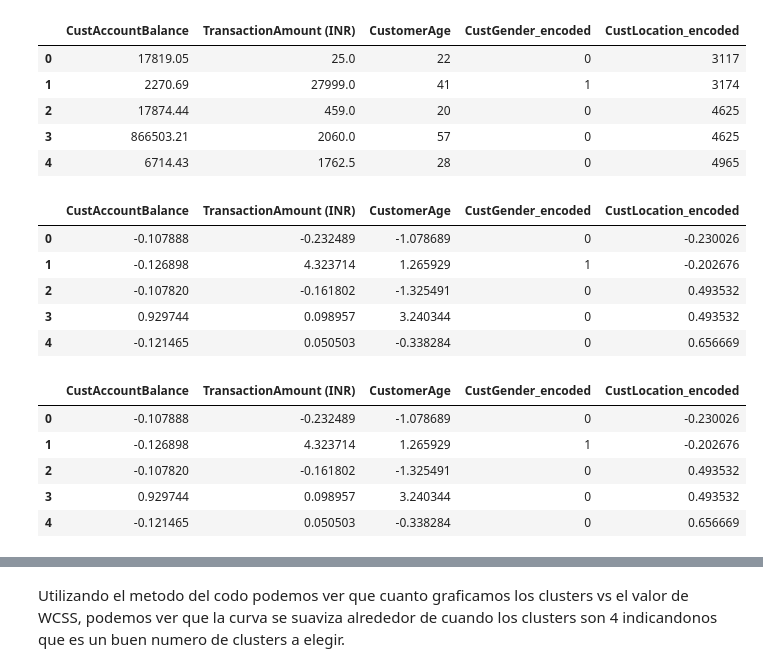
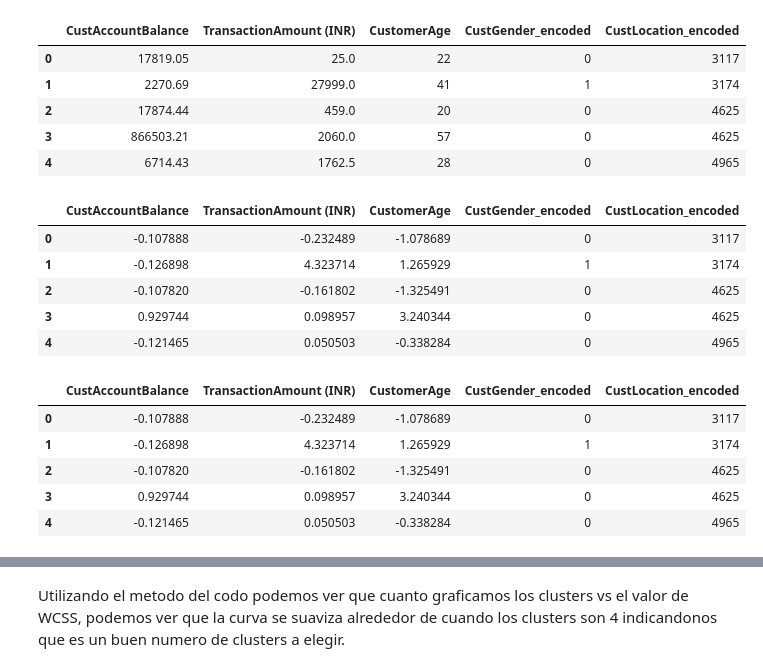
Before and after one commit to AndresQuinto5/IA_LAB4, a Jupyter notebook: Laboratorio4.ipynb, the cells around one changed output, grey strips where cells are left out. Drawn from its saved outputs; the diff is of its cells as text; code cells hidden in the pictures.

```diff
--- a/Laboratorio4.ipynb
+++ b/Laboratorio4.ipynb
@@ -395,35 +397,35 @@ df.head()
 # %%
 # numerical_features = ['CustAccountBalance', 'TransactionAmount (INR)']
 # scaler = StandardScaler()
 # df[numerical_features] = scaler.fit_transform(df[numerical_features])
 
 # Assuming 'CustomerAge' is a continuous feature that should be scaled
 # and 'CustLocation_encoded' is a categorical feature with a large range that should be scaled.
 numerical_features = ['CustAccountBalance', 'TransactionAmount (INR)', 'CustomerAge']
 categorical_features_to_scale = ['CustLocation_encoded']  # if needed
 
 scaler = StandardScaler()
 df[numerical_features] = scaler.fit_transform(df[numerical_features])
 
-# Optionally scale 'CustLocation_encoded' if it's determined necessary
-if categorical_features_to_scale:
-    df[categorical_features_to_scale] = scaler.fit_transform(df[categorical_features_to_scale])
+# # Optionally scale 'CustLocation_encoded' if it's determined necessary
+# if categorical_features_to_scale:
+#     df[categorical_features_to_scale] = scaler.fit_transform(df[categorical_features_to_scale])
 
 df.head()
 # %% [output]
 |  | CustAccountBalance | TransactionAmount (INR) | CustomerAge | CustGender_encoded | CustLocation_encoded |
-| 0 | -0.107888 | -0.232489 | -1.078689 | 0 | -0.230026 |
-| 1 | -0.126898 | 4.323714 | 1.265929 | 1 | -0.202676 |
-| 2 | -0.107820 | -0.161802 | -1.325491 | 0 | 0.493532 |
-| 3 | 0.929744 | 0.098957 | 3.240344 | 0 | 0.493532 |
-| 4 | -0.121465 | 0.050503 | -0.338284 | 0 | 0.656669 |
+| 0 | -0.107888 | -0.232489 | -1.078689 | 0 | 3117 |
+| 1 | -0.126898 | 4.323714 | 1.265929 | 1 | 3174 |
+| 2 | -0.107820 | -0.161802 | -1.325491 | 0 | 4625 |
+| 3 | 0.929744 | 0.098957 | 3.240344 | 0 | 4625 |
+| 4 | -0.121465 | 0.050503 | -0.338284 | 0 | 4965 |
 # %%
 df.head()
 # %% [output]
 |  | CustAccountBalance | TransactionAmount (INR) | CustomerAge | CustGender_encoded | CustLocation_encoded |
-| 0 | -0.107888 | -0.232489 | -1.078689 | 0 | -0.230026 |
-| 1 | -0.126898 | 4.323714 | 1.265929 | 1 | -0.202676 |
-| 2 | -0.107820 | -0.161802 | -1.325491 | 0 | 0.493532 |
-| 3 | 0.929744 | 0.098957 | 3.240344 | 0 | 0.493532 |
-| 4 | -0.121465 | 0.050503 | -0.338284 | 0 | 0.656669 |
+| 0 | -0.107888 | -0.232489 | -1.078689 | 0 | 3117 |
+| 1 | -0.126898 | 4.323714 | 1.265929 | 1 | 3174 |
+| 2 | -0.107820 | -0.161802 | -1.325491 | 0 | 4625 |
+| 3 | 0.929744 | 0.098957 | 3.240344 | 0 | 4625 |
+| 4 | -0.121465 | 0.050503 | -0.338284 | 0 | 4965 |
 # %%
```
Also changed, not shown: parts of 14 cells of this notebook.
